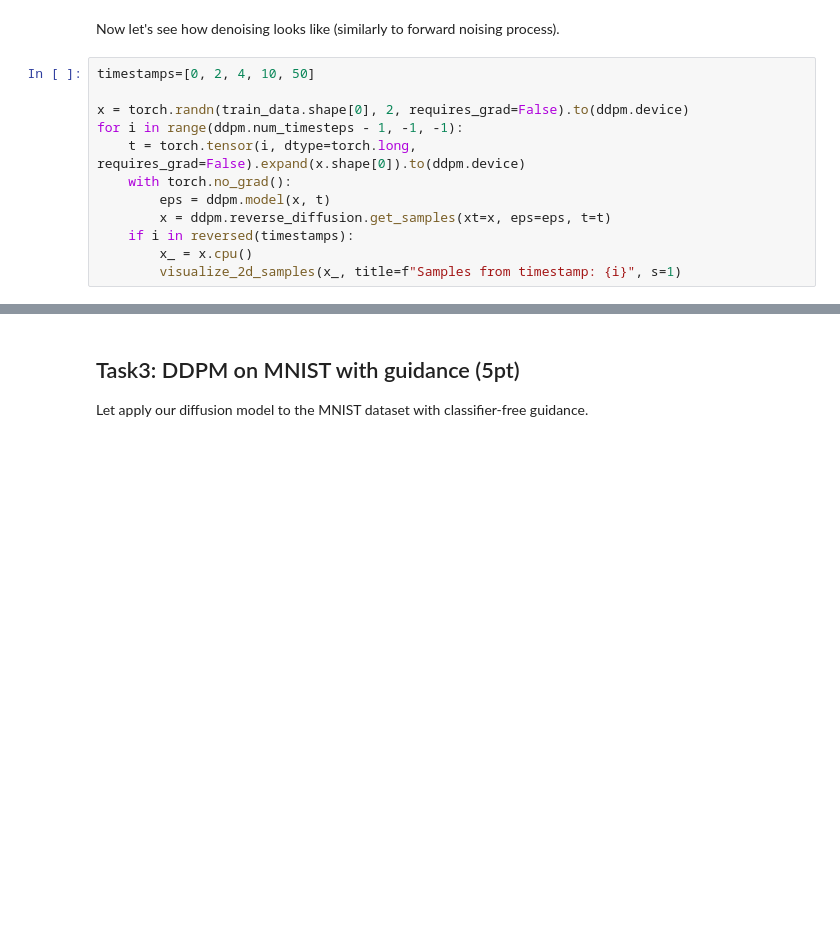
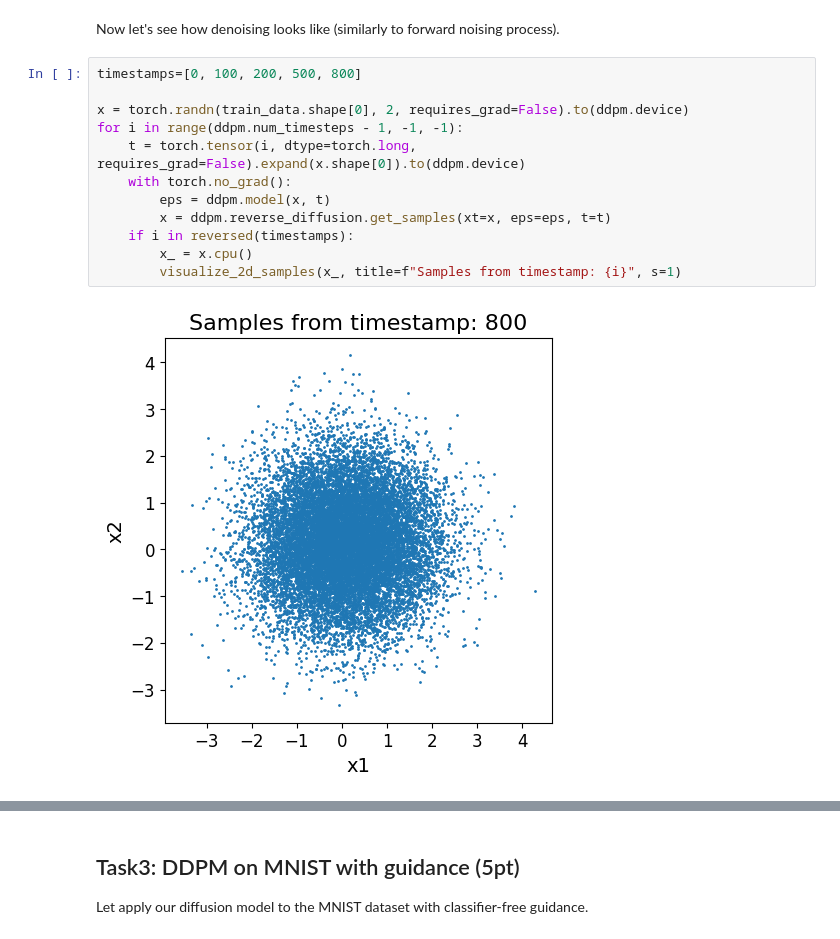
Before and after one commit to Aphelack/2025-DGM-MIPT-YSDA-course, a Jupyter notebook: homeworks/hw5.ipynb, the cells around one changed output, grey strips where cells are left out. Cells and saved outputs as stored; diff of their text form; blank space fills up the shorter version.

```diff
--- a/homeworks/hw5.ipynb
+++ b/homeworks/hw5.ipynb
@@ -623,14 +623,16 @@ visualize_2d_samples(samples, title="Samples", s=1)
 # %% [markdown]
 Now let's see how denoising looks like (similarly to forward noising process).
 # %%
-timestamps=[0, 2, 4, 10, 50]
+timestamps=[0, 100, 200, 500, 800]
 
 x = torch.randn(train_data.shape[0], 2, requires_grad=False).to(ddpm.device)
 for i in range(ddpm.num_timesteps - 1, -1, -1):
     t = torch.tensor(i, dtype=torch.long, requires_grad=False).expand(x.shape[0]).to(ddpm.device)
     with torch.no_grad():
         eps = ddpm.model(x, t)
         x = ddpm.reverse_diffusion.get_samples(xt=x, eps=eps, t=t)
     if i in reversed(timestamps):
         x_ = x.cpu()
         visualize_2d_samples(x_, title=f"Samples from timestamp: {i}", s=1)
+# %% [output]
+[figure, added]
```
Also changed, not shown: parts of 5 cells of this notebook.
